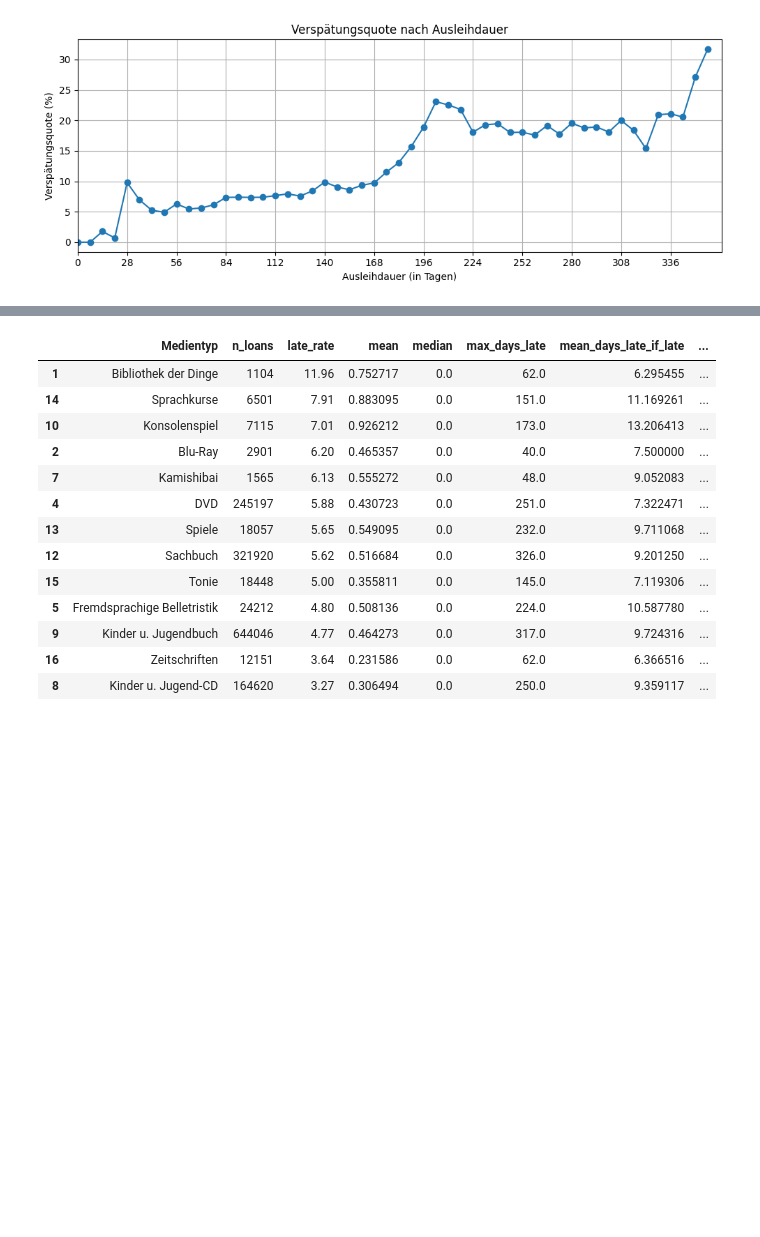
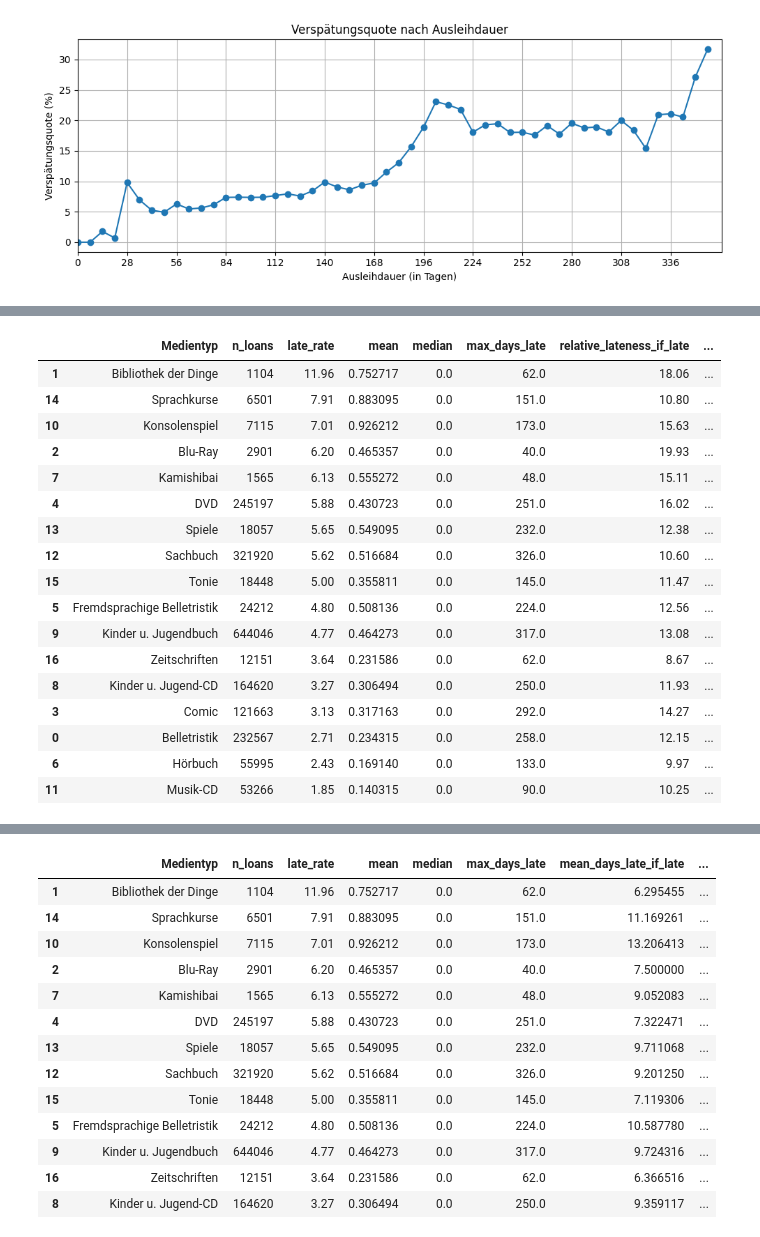
Before and after one commit to RobinAllgeier/Data_Literacy, a Jupyter notebook: exp/nr_01_eda_media-types.ipynb, the cells around one changed output, grey strips where cells are left out. Saved outputs shown, nothing was run; the diff lists cells and outputs as text; code cells hidden in the pictures; blank space fills up the shorter version.

```diff
--- a/exp/nr_01_eda_media-types.ipynb
+++ b/exp/nr_01_eda_media-types.ipynb
@@ -741,0 +874,73 @@ display(days_late_table)
+# %%
+def p75_if_late(series):
+    numeric_series = pd.to_numeric(series, errors="coerce")
+    numeric_series = numeric_series[numeric_series > 0]
+    return np.percentile(numeric_series, 75) if len(numeric_series) > 0 else 0.0
+
+def p90_if_late(series):
+    numeric_series = pd.to_numeric(series, errors="coerce")
+    numeric_series = numeric_series[numeric_series > 0]
+    return np.percentile(numeric_series, 90) if len(numeric_series) > 0 else 0.0
+
+
+days_late_table = (
+    all_data_frame
+    .assign(
+        late=lambda df: df["Verspätet"] == "Ja",
+        days_late=lambda df: df["Tage_zu_spät"].clip(lower=0),
+        days_late_per_loan_duration=lambda df: df["Tage_zu_spät"].clip(lower=0) / df["Leihdauer"],
+        rel_late=lambda df: np.where(df["Leihdauer"] > 0, df["Tage_zu_spät"].clip(lower=0) / df["Leihdauer"],np.nan
+                                     ),
+    )
+    .groupby("Medientyp")
+    .agg(
+        n_loans=("Leihdauer", "size"),
+
+        late_rate=("late", "mean"),
+
+        # basic properties
+        mean=("days_late", "mean"),
+        median=("days_late", "median"),
+        max_days_late=("days_late", "max"),
+
+        relative_lateness_if_late=("rel_late", lambda x: x[x > 0].mean()),
+
+        # if late
+        mean_days_late_if_late=("days_late", lambda x: x[x > 0].mean()),
+        median_days_late_if_late=("days_late", lambda x: x[x > 0].median()),
+        p75_days_late=("Tage_zu_spät", p75_if_late),
+        p90_days_late=("Tage_zu_spät", p90_if_late),
+
+        # relative lateness
+        mean_days_late_per_loan_duration=("days_late_per_loan_duration", "mean")
+
+    )
+    .reset_index()
+    .assign(
+        late_rate=lambda df: (df["late_rate"] * 100).round(2),
+        mean_days_late_per_loan_duration=lambda df: (df["mean_days_late_per_loan_duration"] * 100).round(2),
+        relative_lateness_if_late=lambda df: (df["relative_lateness_if_late"] * 100).round(2),
+    )
+    .sort_values("late_rate", ascending=False)
+)
+
+display(days_late_table)
+# %% [output]
+|  | Medientyp | n_loans | late_rate | mean | median | max_days_late | relative_lateness_if_late | ... |
+| 1 | Bibliothek der Dinge | 1104 | 11.96 | 0.752717 | 0.0 | 62.0 | 18.06 | ... |
+| 14 | Sprachkurse | 6501 | 7.91 | 0.883095 | 0.0 | 151.0 | 10.80 | ... |
+| 10 | Konsolenspiel | 7115 | 7.01 | 0.926212 | 0.0 | 173.0 | 15.63 | ... |
+| 2 | Blu-Ray | 2901 | 6.20 | 0.465357 | 0.0 | 40.0 | 19.93 | ... |
+| 7 | Kamishibai | 1565 | 6.13 | 0.555272 | 0.0 | 48.0 | 15.11 | ... |
+| 4 | DVD | 245197 | 5.88 | 0.430723 | 0.0 | 251.0 | 16.02 | ... |
+| 13 | Spiele | 18057 | 5.65 | 0.549095 | 0.0 | 232.0 | 12.38 | ... |
+| 12 | Sachbuch | 321920 | 5.62 | 0.516684 | 0.0 | 326.0 | 10.60 | ... |
+| 15 | Tonie | 18448 | 5.00 | 0.355811 | 0.0 | 145.0 | 11.47 | ... |
+| 5 | Fremdsprachige Belletristik | 24212 | 4.80 | 0.508136 | 0.0 | 224.0 | 12.56 | ... |
+| 9 | Kinder u. Jugendbuch | 644046 | 4.77 | 0.464273 | 0.0 | 317.0 | 13.08 | ... |
+| 16 | Zeitschriften | 12151 | 3.64 | 0.231586 | 0.0 | 62.0 | 8.67 | ... |
+| 8 | Kinder u. Jugend-CD | 164620 | 3.27 | 0.306494 | 0.0 | 250.0 | 11.93 | ... |
+| 3 | Comic | 121663 | 3.13 | 0.317163 | 0.0 | 292.0 | 14.27 | ... |
+| 0 | Belletristik | 232567 | 2.71 | 0.234315 | 0.0 | 258.0 | 12.15 | ... |
+| 6 | Hörbuch | 55995 | 2.43 | 0.169140 | 0.0 | 133.0 | 9.97 | ... |
+| 11 | Musik-CD | 53266 | 1.85 | 0.140315 | 0.0 | 90.0 | 10.25 | ... |
```
Also changed, not shown: parts of 44 cells of this notebook.
